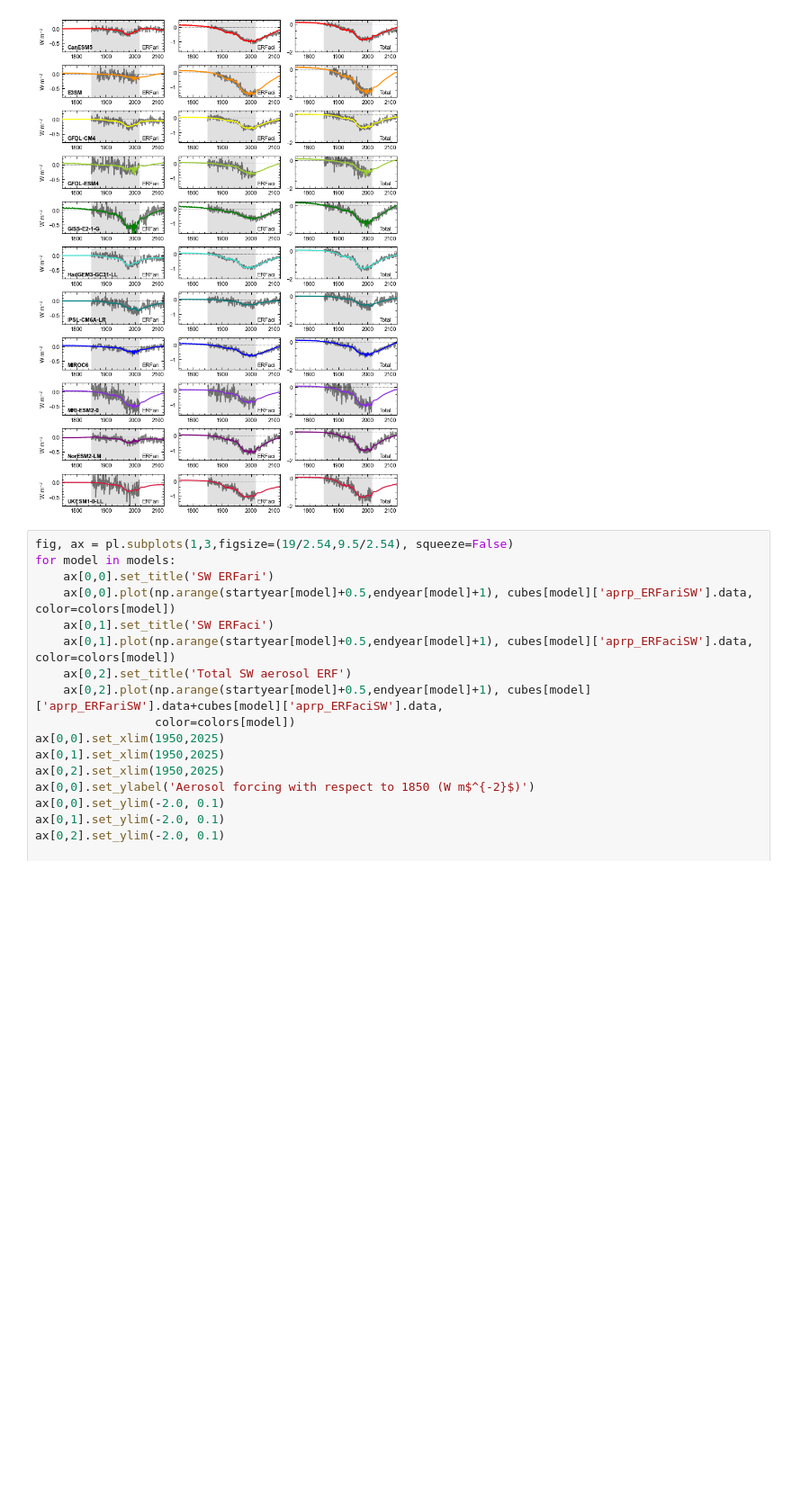
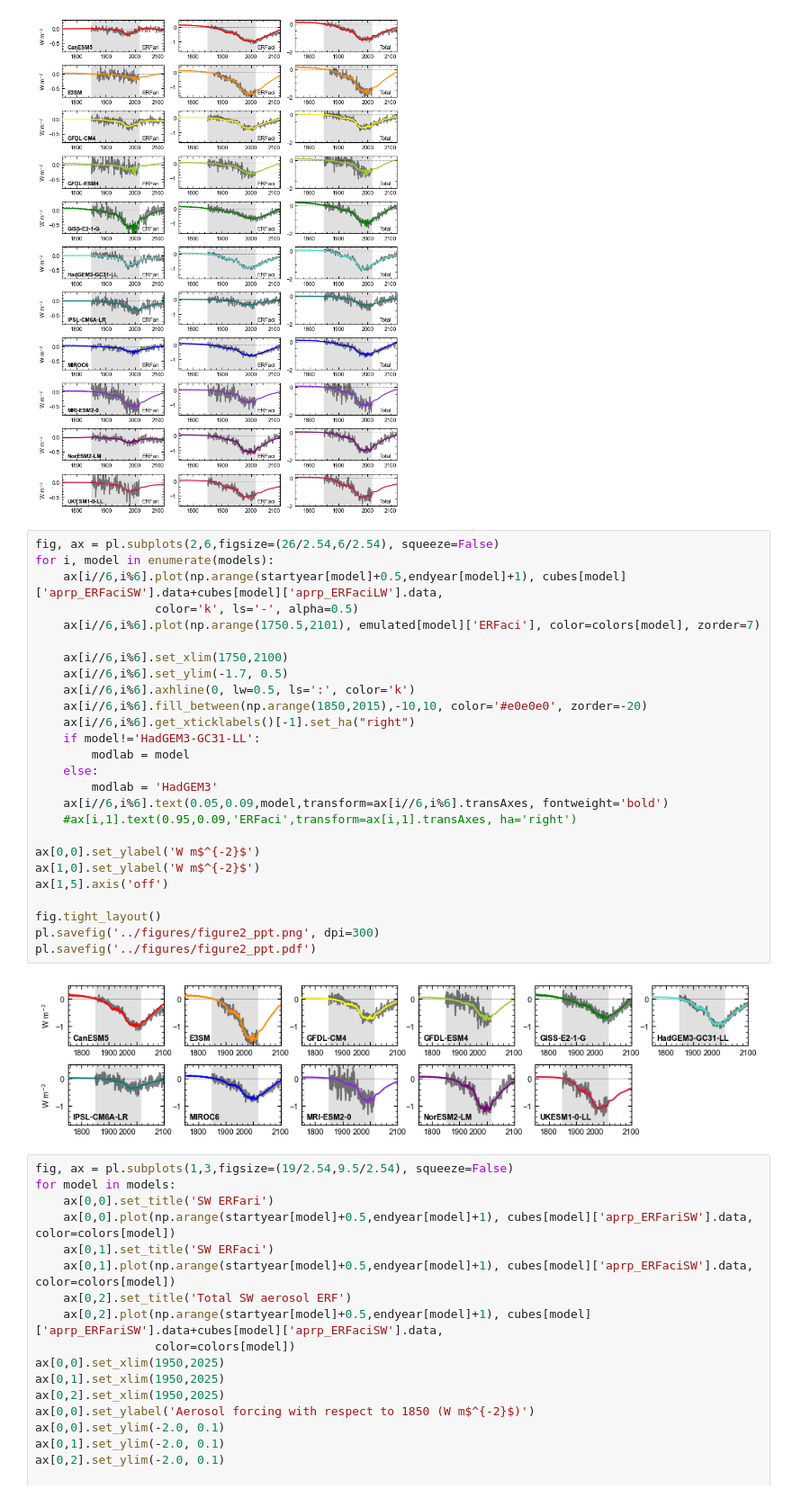
Before and after one commit to chrisroadmap/aerosol-history, a Jupyter notebook: notebooks/20_train_erf_aerosols_include_POM.ipynb, the cells around one changed output. Shown at 90% size. Drawn from its saved outputs; the diff is of its cells as text; blank space fills up the shorter version.

```diff
--- a/notebooks/20_train_erf_aerosols_include_POM.ipynb
+++ b/notebooks/20_train_erf_aerosols_include_POM.ipynb
@@ -579,6 +579,34 @@ pl.savefig('../figures/figure2.png', dpi=300)
 pl.savefig('../figures/figure2.pdf')
 # %% [output]
 [figure]
+# %%
+fig, ax = pl.subplots(2,6,figsize=(26/2.54,6/2.54), squeeze=False)
+for i, model in enumerate(models):
+    ax[i//6,i%6].plot(np.arange(startyear[model]+0.5,endyear[model]+1), cubes[model]['aprp_ERFaciSW'].data+cubes[model]['aprp_ERFaciLW'].data,
+                 color='k', ls='-', alpha=0.5)
+    ax[i//6,i%6].plot(np.arange(1750.5,2101), emulated[model]['ERFaci'], color=colors[model], zorder=7)
+
+    ax[i//6,i%6].set_xlim(1750,2100)
+    ax[i//6,i%6].set_ylim(-1.7, 0.5)
+    ax[i//6,i%6].axhline(0, lw=0.5, ls=':', color='k')
+    ax[i//6,i%6].fill_between(np.arange(1850,2015),-10,10, color='#e0e0e0', zorder=-20)
+    ax[i//6,i%6].get_xticklabels()[-1].set_ha("right")
+    if model!='HadGEM3-GC31-LL':
+        modlab = model
+    else:
+        modlab = 'HadGEM3'
+    ax[i//6,i%6].text(0.05,0.09,model,transform=ax[i//6,i%6].transAxes, fontweight='bold')
+    #ax[i,1].text(0.95,0.09,'ERFaci',transform=ax[i,1].transAxes, ha='right')
+
+ax[0,0].set_ylabel('W m$^{-2}$')
+ax[1,0].set_ylabel('W m$^{-2}$')
+ax[1,5].axis('off')
+
+fig.tight_layout()
+pl.savefig('../figures/figure2_ppt.png', dpi=300)
+pl.savefig('../figures/figure2_ppt.pdf')
+# %% [output]
+[figure, added]
 # %%
 fig, ax = pl.subplots(1,3,figsize=(19/2.54,9.5/2.54), squeeze=False)
 for model in models:
```
Also changed, not shown: parts of 4 cells of this notebook, 18 other files.
